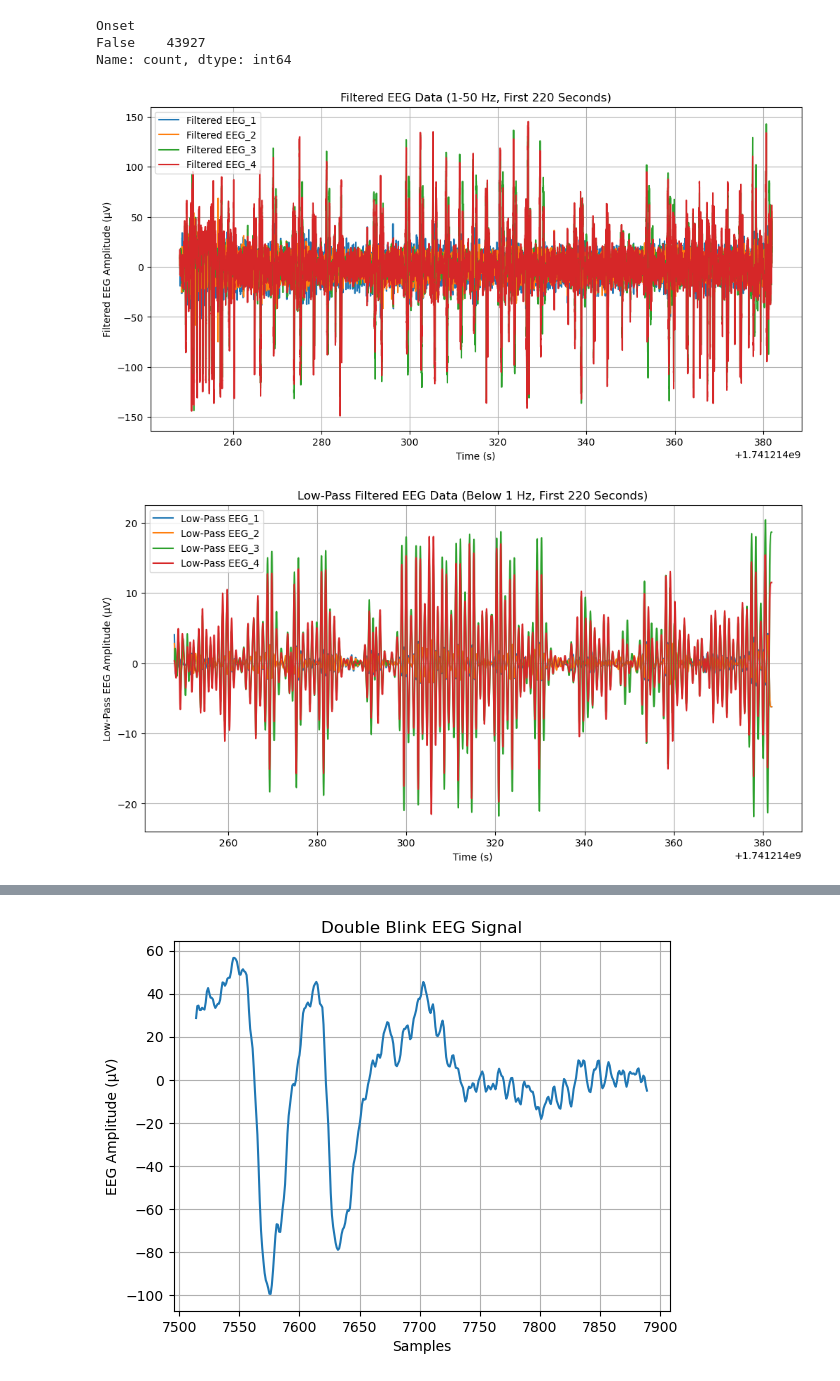
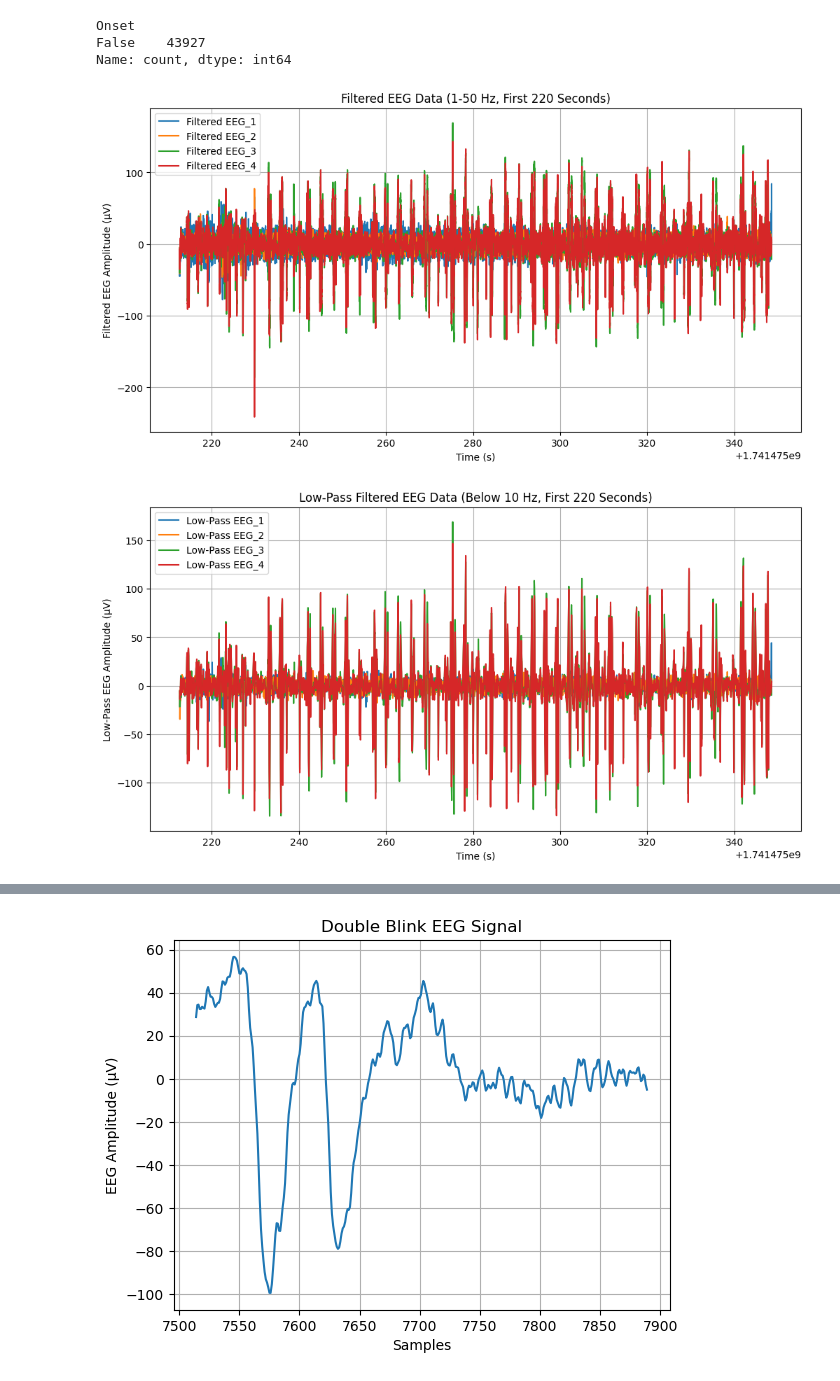
Before and after one commit to anmarkova2223/commander-blink, a Jupyter notebook: EEG_data_processing.ipynb, the cells around one changed output, grey strips where cells are left out. Drawn from its saved outputs; the diff is of its cells as text; code cells hidden in the pictures.

Commit message:
updated low pass filter and trial data

```diff
--- a/EEG_data_processing.ipynb
+++ b/EEG_data_processing.ipynb
@@ -18,7 +18,7 @@ from scipy.integrate import trapezoid
 from scipy.stats import skew, kurtosis
 
 fs = 250
-new_data = np.load("trial_2.npy", allow_pickle=True)
+new_data = np.load("hillary-trial_2.npy", allow_pickle=True)
 df = pd.DataFrame(new_data)
 
 print(f"Data Shape: {df.shape}")
@@ -118,37 +118,37 @@ time_segment = timestamps[start_idx:end_idx]  # Corresponding time segment for x
 plt.figure(figsize=(12, 6))
 for i, col in enumerate(filtered_eeg_segment.columns):
     plt.plot(time_segment, filtered_eeg_segment[col], label=f"Filtered {col}")
 
 plt.xlabel("Time (s)")
 plt.ylabel("Filtered EEG Amplitude (µV)")
 plt.title(f"Filtered EEG Data (1-50 Hz, First {time_window} Seconds)")
 plt.legend()
 plt.grid(True)
 plt.show()
 
 # Lowpass filter for slow drifts (Below 1 Hz) (I dont think this matters for the double blinks)
 def lowpass_filter(data, cutoff, fs, order=4):
     nyquist = 0.5 * fs
     normal_cutoff = cutoff / nyquist
     b, a = butter(order, normal_cutoff, btype='low')
     return filtfilt(b, a, data, axis=0)
 
-lowpass_filtered_eeg = filtered_eeg.apply(lambda x: lowpass_filter(x, 1, fs))
+lowpass_filtered_eeg = filtered_eeg.apply(lambda x: lowpass_filter(x, 10, fs))
 lowpass_filtered_eeg_segment = lowpass_filtered_eeg.iloc[start_idx:end_idx, :]
 
 plt.figure(figsize=(12, 6))
 for i, col in enumerate(lowpass_filtered_eeg_segment.columns):
     plt.plot(time_segment, lowpass_filtered_eeg_segment[col], label=f"Low-Pass {col}")
 
 plt.xlabel("Time (s)")
 plt.ylabel("Low-Pass EEG Amplitude (µV)")
-plt.title(f"Low-Pass Filtered EEG Data (Below 1 Hz, First {time_window} Seconds)")
+plt.title(f"Low-Pass Filtered EEG Data (Below 10 Hz, First {time_window} Seconds)")
 plt.legend()
 plt.grid(True)
 plt.show()
 # %% [output]
-[figure, old version]
+[figure, new version]
-[figure, old version]
+[figure, new version]
 # %%
 # Order of artifact cue for each trial (will only focus on trial_3)
 artifacts = np.load("trials.npy")
```
Also changed, not shown: parts of 8 cells of this notebook.
